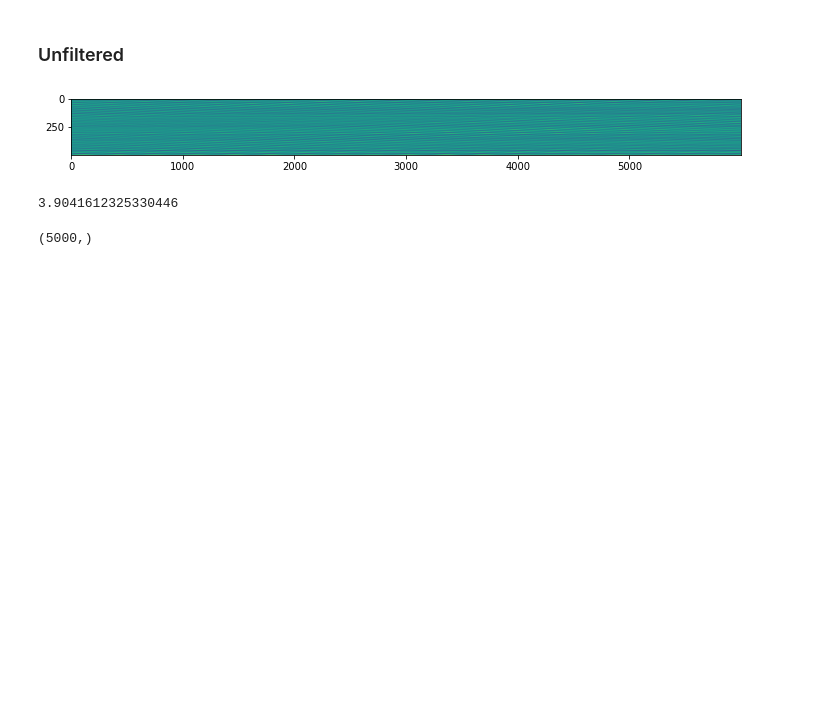
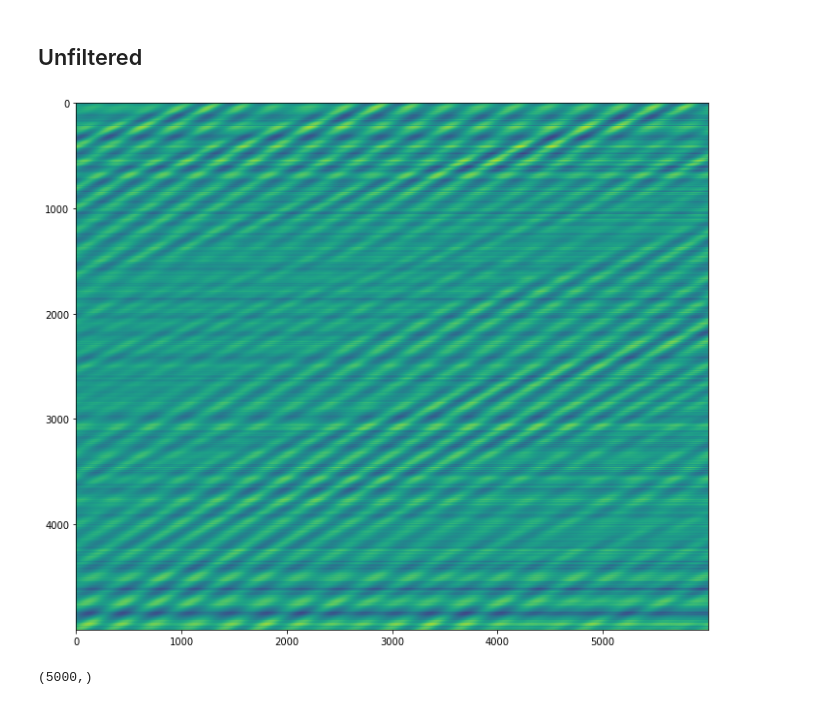
Before and after one commit to Laurd11/sindy-das-new, a Jupyter notebook: fall_2023.ipynb, the cells around one changed output. Drawn from its saved outputs; the diff is of its cells as text; code cells hidden in the pictures; blank space fills up the shorter version.

```diff
--- a/fall_2023.ipynb
+++ b/fall_2023.ipynb
@@ -18,7 +18,7 @@ import scipy.signal as signal
 from obspy.signal import filter as obsfilt
 import glob
 # %% [markdown]
-### Unfiltered
+## Unfiltered
 # %%
 path = "/data/data2/south-data-ejm/hdd/South-C1-LR-95km-P1kHz-GL50m-SP2m-FS200Hz_2021-11-01T16_09_15-0700/"
 file = "South-C1-LR-95km-P1kHz-GL50m-SP2m-FS200Hz_2021-11-01T231114Z.h5"
@@ -41,22 +41,18 @@ for i in np.arange(12,16):
 
     full_dat = np.hstack((full_dat,data[7500:12500,::time_subsample]))
 # %%
-# np.arange(11,31).shape
+# # np.arange(11,31).shape
 
-n = 1.4682
-L = 51.04762
-full_dat = ((2*np.pi)/2**16)*((1550.12 * 1e-9)/(0.78 * 4 * np.pi * n * L))*full_dat[:,::10]
+# n = 1.4682
+# L = 51.04762
+# full_dat = ((2*np.pi)/2**16)*((1550.12 * 1e-9)/(0.78 * 4 * np.pi * n * L))*full_dat[:,::10]
 
-# EDIT!!!
+# # EDIT!!!
 # %%
 plt.figure(figsize=(12,10))
-plt.imshow(full_dat[::10,:]*10**6, vmin=-5.,vmax=5.)
+plt.imshow(full_dat[:,::10])
 plt.show()
 # %% [output]
-[figure, old version]
+[figure, new version]
-# %%
-np.amax(full_dat*10**6)
-# %% [output]
-3.9041612325330446
 # %%
 dt=1. #/200
```
Also changed, not shown: parts of 76 cells of this notebook, 1 other file.
